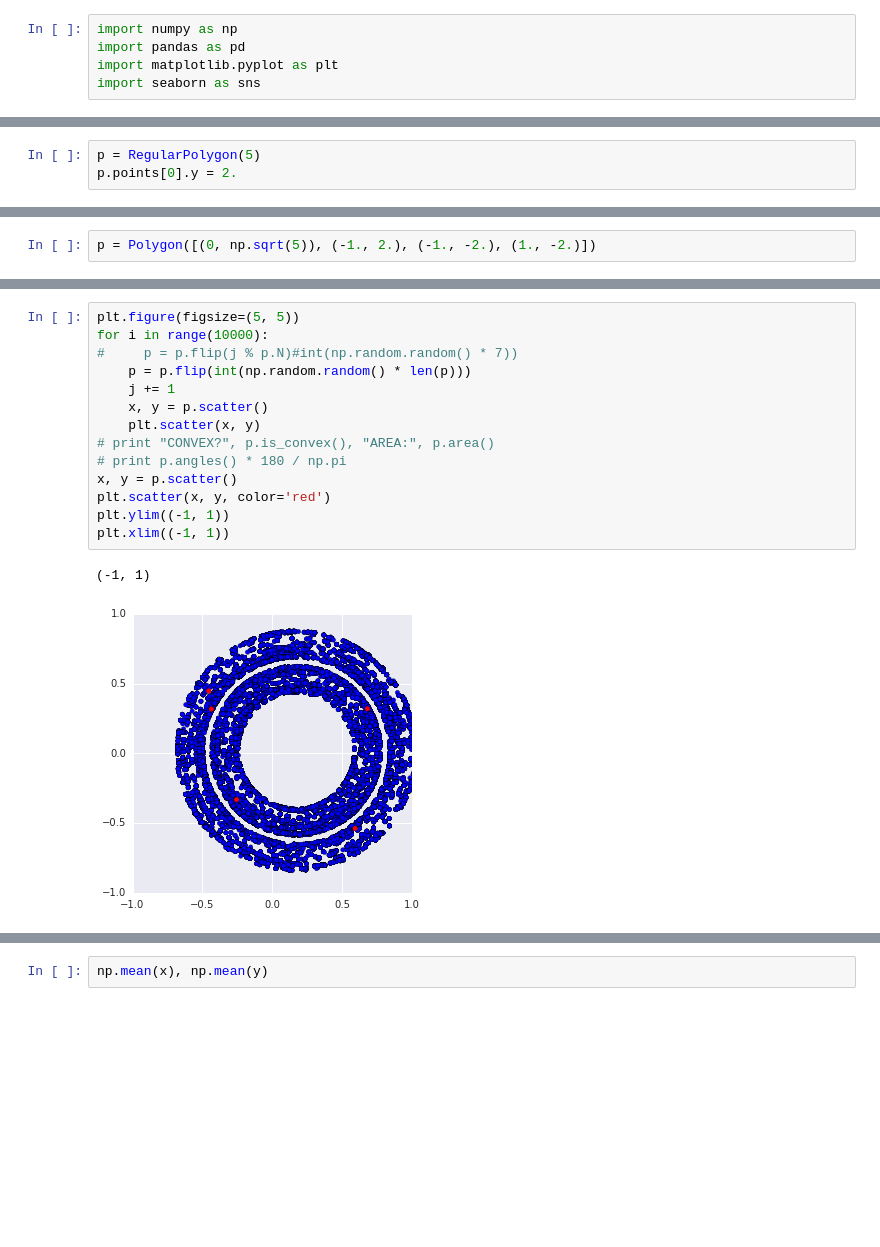
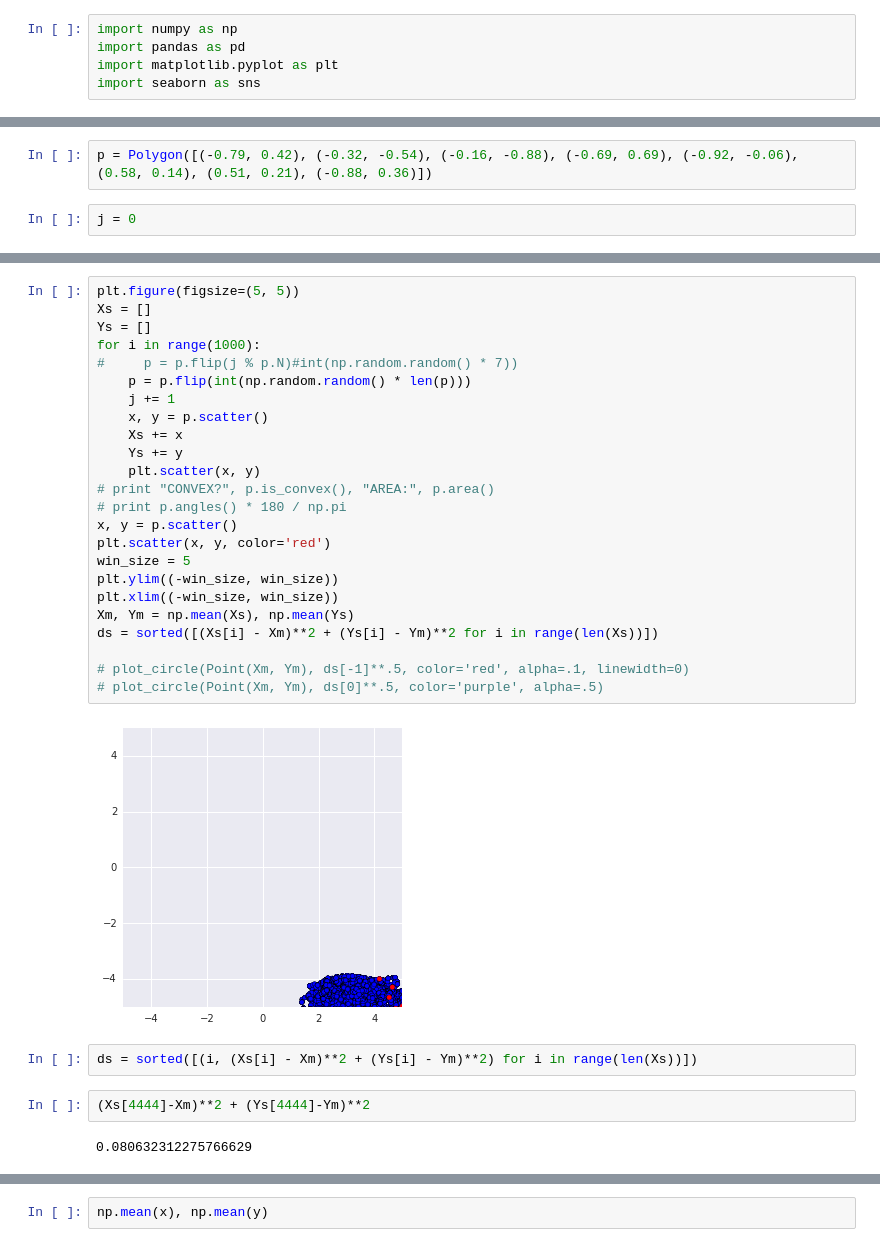
Before and after one commit to traubms/18.821, a Jupyter notebook: project3/Project 3.ipynb, the cells around one changed output, grey strips where cells are left out. Drawn from its saved outputs; the diff is of its cells as text; blank space fills up the shorter version.

```diff
--- a/project3/Project 3.ipynb
+++ b/project3/Project 3.ipynb
@@ -37,0 +481,4 @@ j
+# %%
+p = Polygon([(-0.79, 0.42), (-0.32, -0.54), (-0.16, -0.88), (-0.69, 0.69), (-0.92, -0.06), (0.58, 0.14), (0.51, 0.21), (-0.88, 0.36)])
+# %%
+j = 0
@@ -58,3 +529,0 @@ def plot_poly(p, size=2, scatter=False):
-# %%
-p = RegularPolygon(5)
-p.points[0].y = 2.
@@ -72,2 +529,0 @@ p = RandomPolygon(5)
-# %%
-p = Polygon([(0, np.sqrt(5)), (-1., 2.), (-1., -2.), (1., -2.)])
@@ -81,17 +563,32 @@ plot_poly(p, 2)
 # %%
 plt.figure(figsize=(5, 5))
-for i in range(10000):
+Xs = []
+Ys = []
+for i in range(1000):
 #     p = p.flip(j % p.N)#int(np.random.random() * 7))
     p = p.flip(int(np.random.random() * len(p)))
     j += 1
     x, y = p.scatter()
+    Xs += x
+    Ys += y
     plt.scatter(x, y)
 # print "CONVEX?", p.is_convex(), "AREA:", p.area()
 # print p.angles() * 180 / np.pi
 x, y = p.scatter()
 plt.scatter(x, y, color='red')
-plt.ylim((-1, 1))
-plt.xlim((-1, 1))
+win_size = 5
+plt.ylim((-win_size, win_size))
+plt.xlim((-win_size, win_size))
+Xm, Ym = np.mean(Xs), np.mean(Ys)
+ds = sorted([(Xs[i] - Xm)**2 + (Ys[i] - Ym)**2 for i in range(len(Xs))])
+
+# plot_circle(Point(Xm, Ym), ds[-1]**.5, color='red', alpha=.1, linewidth=0)
+# plot_circle(Point(Xm, Ym), ds[0]**.5, color='purple', alpha=.5)
 # %% [output]
-(-1, 1)
-[figure, old version]
+[figure, new version]
+# %%
+ds = sorted([(i, (Xs[i] - Xm)**2 + (Ys[i] - Ym)**2) for i in range(len(Xs))])
+# %%
+(Xs[4444]-Xm)**2 + (Ys[4444]-Ym)**2
+# %% [output]
+0.080632312275766629
```
Also changed, not shown: parts of 96 cells of this notebook, 23 other files.
